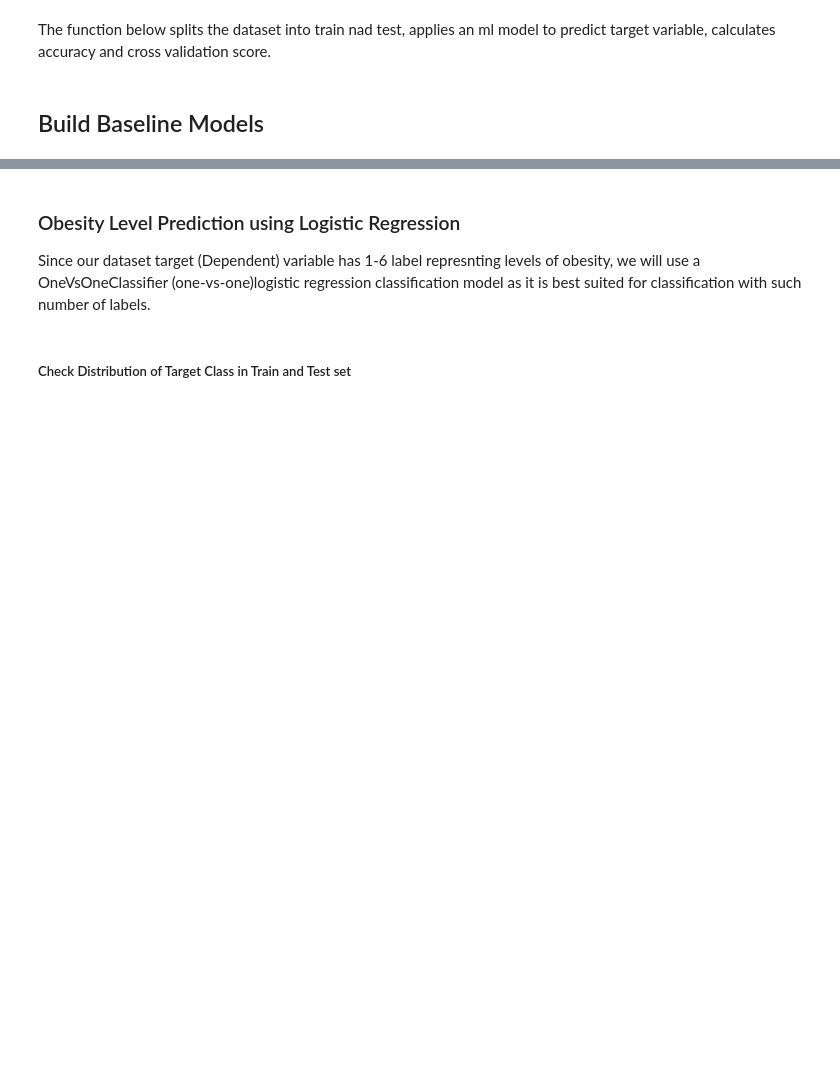
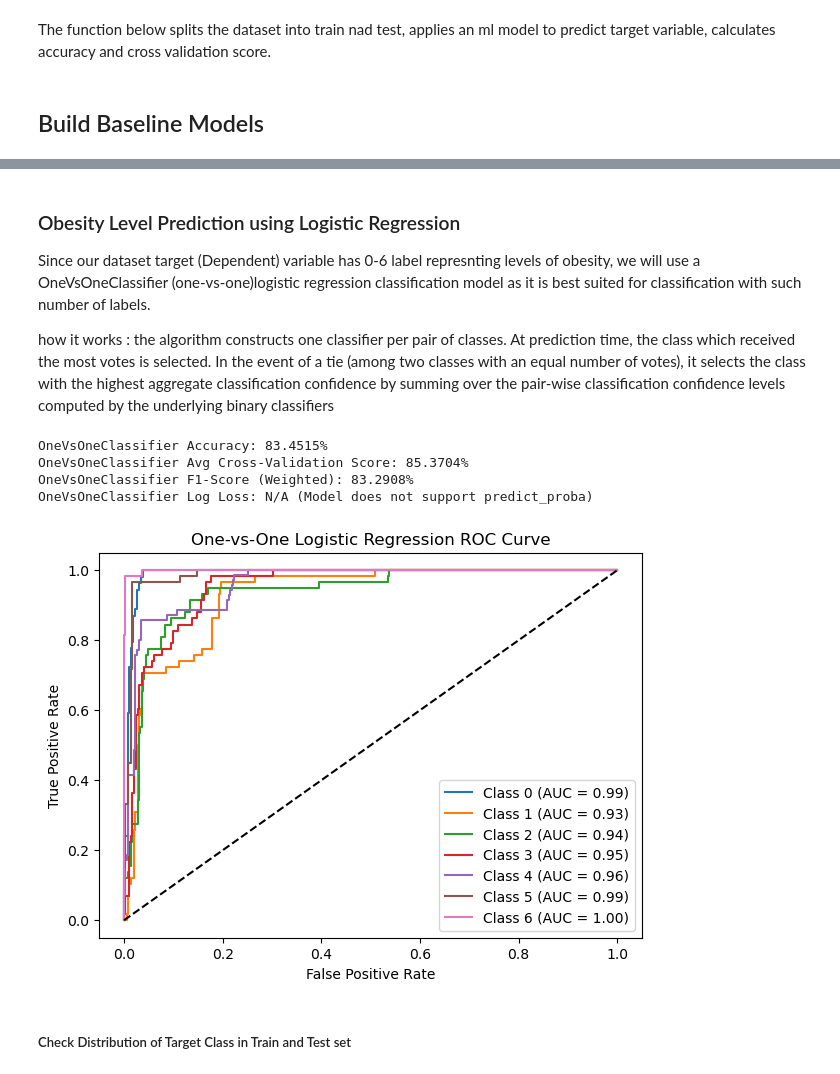
Before and after one commit to clappy203/Applied-AI-Group-Projects, a Jupyter notebook: data_analysis.ipynb, the cells around one changed output, grey strips where cells are left out. Saved outputs shown, nothing was run; the diff lists cells and outputs as text; code cells hidden in the pictures; blank space fills up the shorter version.

```diff
--- a/data_analysis.ipynb
+++ b/data_analysis.ipynb
@@ -122,0 +145,6 @@ df.head(5)
+# %%
+cols = ['Age','Height','Weight']
+
+from sklearn.preprocessing import StandardScaler
+st = StandardScaler()
+df[cols] = st.fit_transform(X[cols])
@@ -222,15 +244,47 @@ def model_val(model, X, y):
 # %% [markdown]
 ### Obesity Level Prediction using Logistic Regression
 
-Since our dataset target (Dependent) variable has 1-6 label represnting levels of obesity, we will use a OneVsOneClassifier (one-vs-one)logistic regression classification model as it is best suited for classification with such number of labels.
+Since our dataset target (Dependent) variable has 0-6 label represnting levels of obesity, we will use a OneVsOneClassifier (one-vs-one)logistic regression classification model as it is best suited for classification with such number of labels.
+
+how it works : the algorithm constructs one classifier per pair of classes. At prediction time, the class which received the most votes is selected. In the event of a tie (among two classes with an equal number of votes), it selects the class with the highest aggregate classification confidence by summing over the pair-wise classification confidence levels computed by the underlying binary classifiers
 # %%
-
+from sklearn.linear_model import LogisticRegression
 from sklearn.multiclass import OneVsOneClassifier
-from sklearn.svm import LinearSVC
 
 # Define and evaluate the model
-model = OneVsOneClassifier(LinearSVC(random_state=0))
+model = OneVsOneClassifier(LogisticRegression(solver='liblinear'))
 model_val(model, X, y)
+# %% [output]
+OneVsOneClassifier Accuracy: 83.4515%
+OneVsOneClassifier Avg Cross-Validation Score: 85.3704%
+OneVsOneClassifier F1-Score (Weighted): 83.2908%
+OneVsOneClassifier Log Loss: N/A (Model does not support predict_proba)
+# %%
+from sklearn.metrics import roc_auc_score
+from sklearn.preprocessing import label_binarize
+from sklearn.metrics import roc_curve, auc
+
+# Binarize labels for multi-class ROC
+y_test_bin = label_binarize(y_test, classes=np.unique(y))
+
+# Get decision function scores
+y_score = model.decision_function(X_test)
+
+# Plot ROC Curves
+plt.figure(figsize=(7, 5))
+for i in range(y_test_bin.shape[1]):
+    fpr, tpr, _ = roc_curve(y_test_bin[:, i], y_score[:, i])
+    plt.plot(fpr, tpr, label=f'Class {i} (AUC = {auc(fpr, tpr):.2f})')
+
+# Format plot
+plt.plot([0, 1], [0, 1], 'k--')
+plt.xlabel('False Positive Rate')
+plt.ylabel('True Positive Rate')
+plt.title('One-vs-One Logistic Regression ROC Curve')
+plt.legend()
+plt.show()
+# %% [output]
+[figure, added]
 # %% [markdown]
 ##### Check Distribution of Target Class in Train and Test set
 # %%
```
Also changed, not shown: parts of 30 cells of this notebook.
